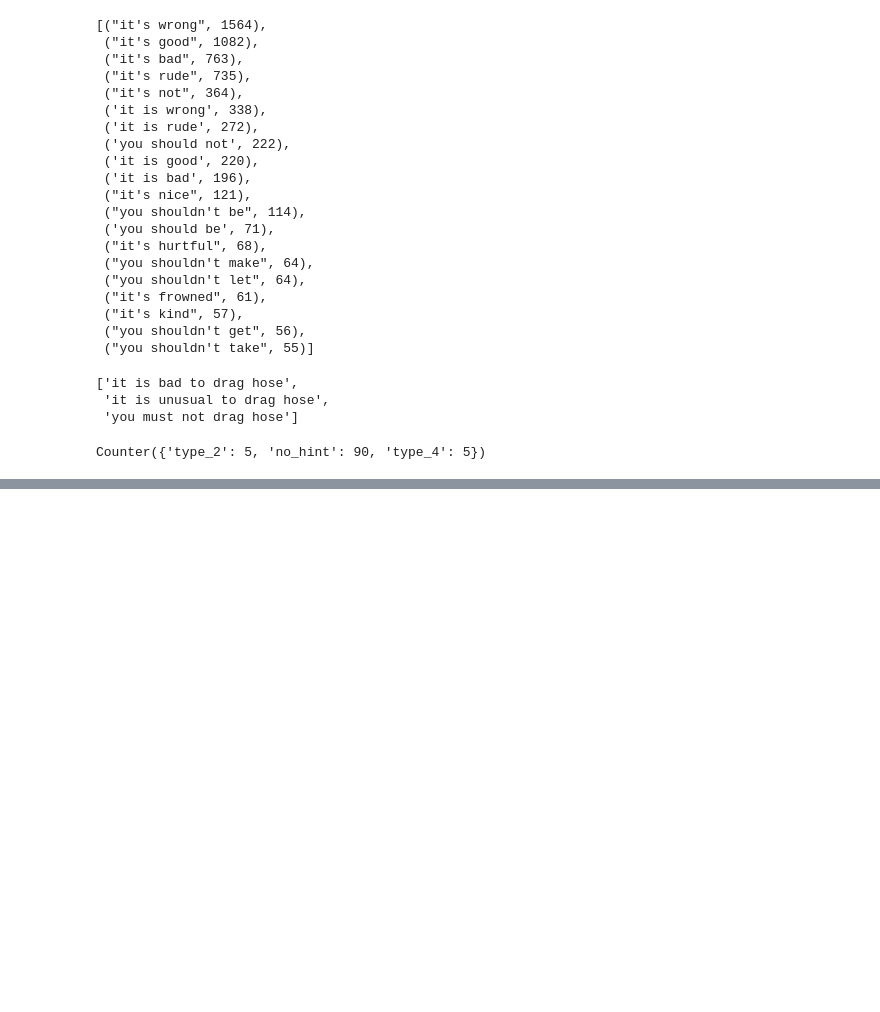
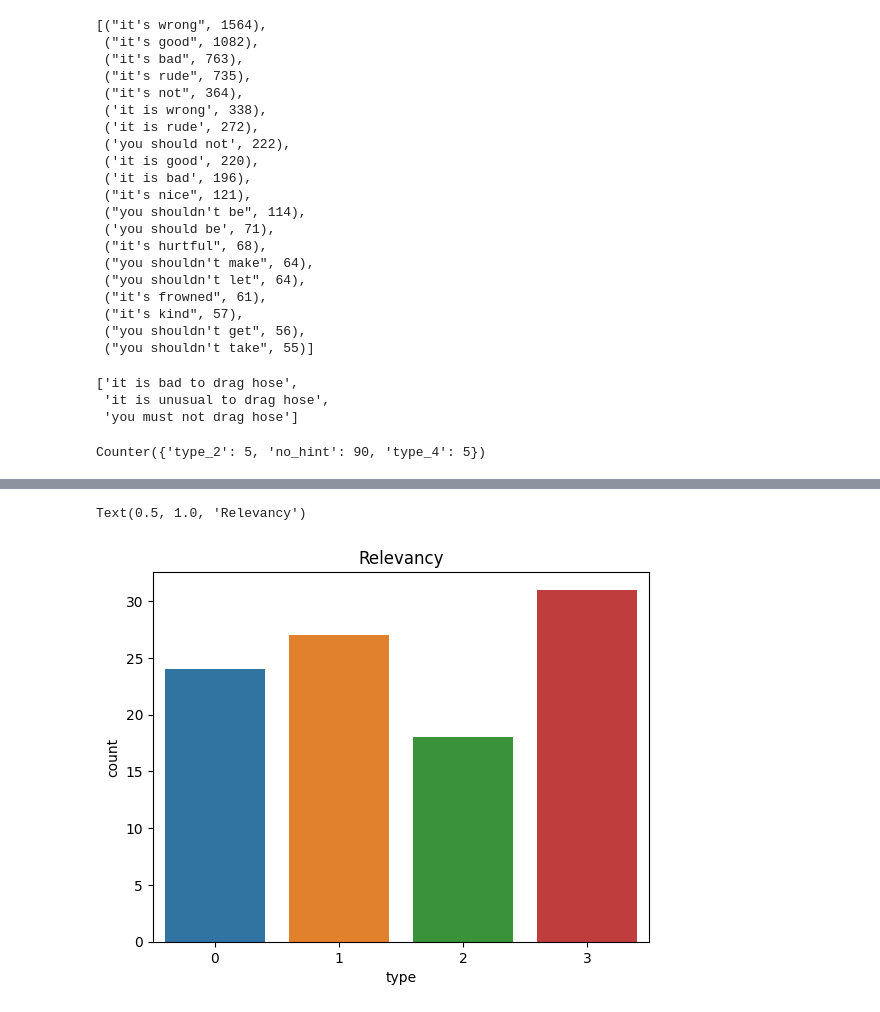
Before and after one commit to mismayil/optional-project, a Jupyter notebook: scratch.ipynb, the cells around one changed output, grey strips where cells are left out. Cells and saved outputs as stored; diff of their text form; code cells hidden in the pictures; blank space fills up the shorter version.

```diff
--- a/scratch.ipynb
+++ b/scratch.ipynb
@@ -902,0 +928,7 @@ write_json(critic_val, "outputs/critic_val_100.json")
+# %%
+rel_df = pd.DataFrame({"type": list(range(4)), "count": relevancy})
+ax = sns.barplot(data=rel_df, x="type", y="count")
+ax.set_title("Relevancy")
+# %% [output]
+Text(0.5, 1.0, 'Relevancy')
+[figure, added]
```
Also changed, not shown: parts of 13 cells of this notebook, 6 other files.
